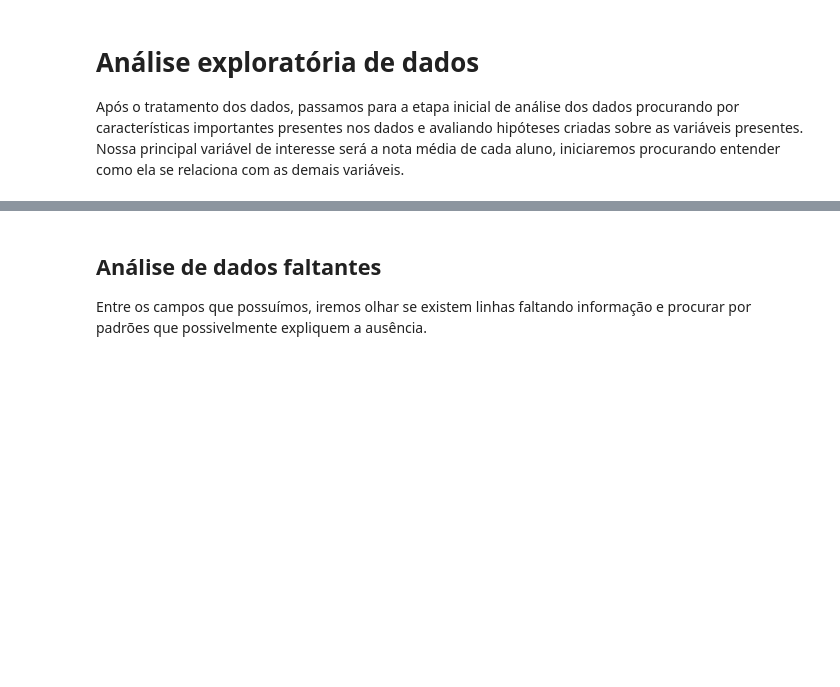
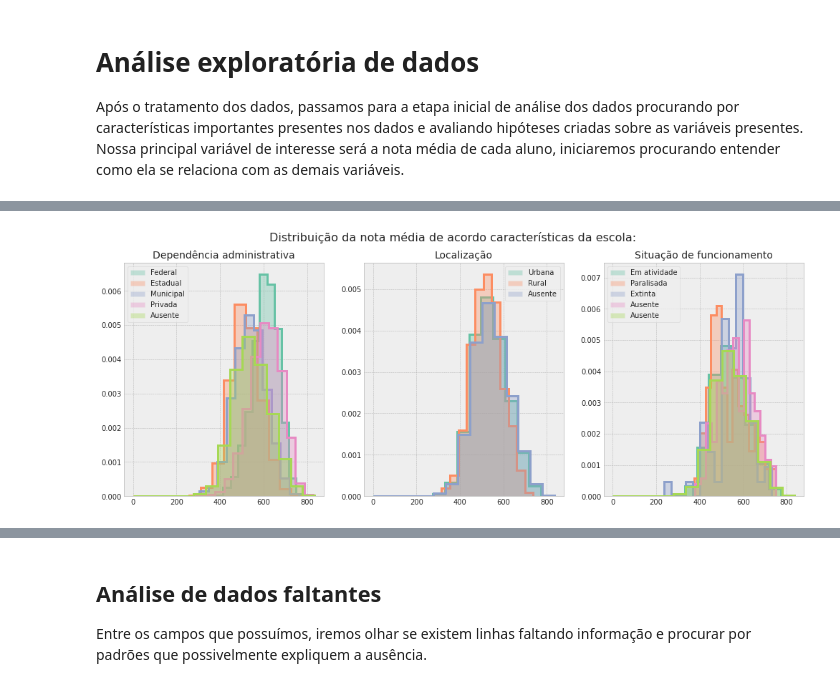
Before and after one commit to GiovaniValdrighi/analise_enem, a Jupyter notebook: Notebooks/analise_exploratoria.ipynb, the cells around one changed output, grey strips where cells are left out. Saved outputs shown, nothing was run; the diff lists cells and outputs as text; code cells hidden in the pictures; blank space fills up the shorter version.

Commit message:
two plots and correlation

```diff
--- a/Notebooks/analise_exploratoria.ipynb
+++ b/Notebooks/analise_exploratoria.ipynb
@@ -6,6 +13,7 @@ Após o tratamento dos dados, passamos para a etapa inicial de análise dos dado
 import pandas as pd
 import matplotlib.pyplot as plt
 from matplotlib import gridspec
+from dython.nominal import theils_u, correlation_ratio
 import numpy as np
-import altair as alt
-alt.renderers.enable('notebook')
+import seaborn as sns
+plt.style.use("bmh")
@@ -14,2 +20,2 @@ RendererRegistry.enable('notebook')
 # %%
-df = pd.read_csv('data/MICRODADOS_ENEM_SP_2019.csv', encoding = 'latin1')
+df = pd.read_csv('/content/drive/MyDrive/analise_enem/data/ENEM_CLEAN_WITH_NAN.csv', encoding = 'latin1')
@@ -15,0 +124,89 @@ df = pd.read_csv('data/MICRODADOS_ENEM_SP_2019.csv', encoding = 'latin1')
+# %%
+fig, ax = plt.subplots(ncols = 3, nrows = 1, figsize = (17, 6))
+
+colors_binary = ["#66c2a5", "#ffd92f"]
+#plot 1
+dependencia_dict = {'FALTANTE': 'Ausente', '2.0': 'Estadual', '1.0':'Federal', '3.0':'Municipal', '4.0': 'Privada'}
+dependencia_values = df.CAT_DEPENDENCIA_ADM_ESC.unique()
+dependencia_values.sort()
+
+
+colors_6_cat = ['#66c2a5','#fc8d62','#8da0cb','#e78ac3','#a6d854','#ffd92f']
+
+for i, v in enumerate(dependencia_values):
+    ax[0].hist(df[df.CAT_DEPENDENCIA_ADM_ESC == v].NUM_NOTA,
+                  bins = 15,
+                  density = True,
+                  color = colors_6_cat[i],
+                  alpha = 0.35,
+                  histtype = 'stepfilled',
+                  label = dependencia_dict[v]
+                  )
+
+    ax[0].hist(df[df.CAT_DEPENDENCIA_ADM_ESC == v].NUM_NOTA,
+                  bins = 15,
+                  density = True,
+                  color = colors_6_cat[i],
+                  alpha = 1,
+                  histtype = 'step',
+                  linewidth = 3,
+                  )
+
+ax[0].set_title("Dependência administrativa", size = 14)
+ax[0].legend()
+
+#plot 2
+
+localizacao_dict = {'FALTANTE':'Ausente', '1.0':'Urbana', '2.0': 'Rural'}
+localizacao_values = df.CAT_LOCALIZACAO_ESC.unique()
+localizacao_values.sort()
+
+for i, v in enumerate(localizacao_values):
+    ax[1].hist(df[df.CAT_LOCALIZACAO_ESC == v].NUM_NOTA,
+             bins = 15,
+             density = True,
+             color = colors_6_cat[i],
+             alpha = 0.35,
+             histtype = 'stepfilled',
+             label = localizacao_dict[v])
+
+    ax[1].hist(df[df.CAT_LOCALIZACAO_ESC == v].NUM_NOTA,
+             bins = 15,
+             density = True,
+             color = colors_6_cat[i],
+             alpha = 1,
+             histtype = 'step',
+             linewidth = 3,)
+
+ax[1].set_title('Localização', size = 14)
+ax[1].legend()
+
+#plot 3
+situacao_func_dict = {'FALTANTE':'Ausente', '1.0': 'Em atividade', '2.0': 'Paralisada', '3.0': 'Extinta', '4.0': 'Ausente'}
+situacao_func_values = df.CAT_SIT_FUNC_ESC.unique()
+situacao_func_values.sort()
+
+for i, v in enumerate(situacao_func_values):
+    ax[2].hist(df[df.CAT_SIT_FUNC_ESC == v].NUM_NOTA,
+             bins = 15,
+             density = True,
+             color = colors_6_cat[i],
+             alpha = 0.35,
+             histtype = 'stepfilled',
+             label = situacao_func_dict[v])
+
+    ax[2].hist(df[df.CAT_SIT_FUNC_ESC == v].NUM_NOTA,
+             bins = 15,
+             density = True,
+             color = colors_6_cat[i],
+             alpha = 1,
+             histtype = 'step',
+             linewidth = 3,)
+
+ax[2].set_title('Situação de funcionamento', size = 14)
+ax[2].legend()
+
+plt.suptitle("Distribuição da nota média de acordo características da escola:", size = 16)
+plt.show()
+# %% [output]
+[figure, added]
```
Also changed, not shown: parts of 9 cells of this notebook.
